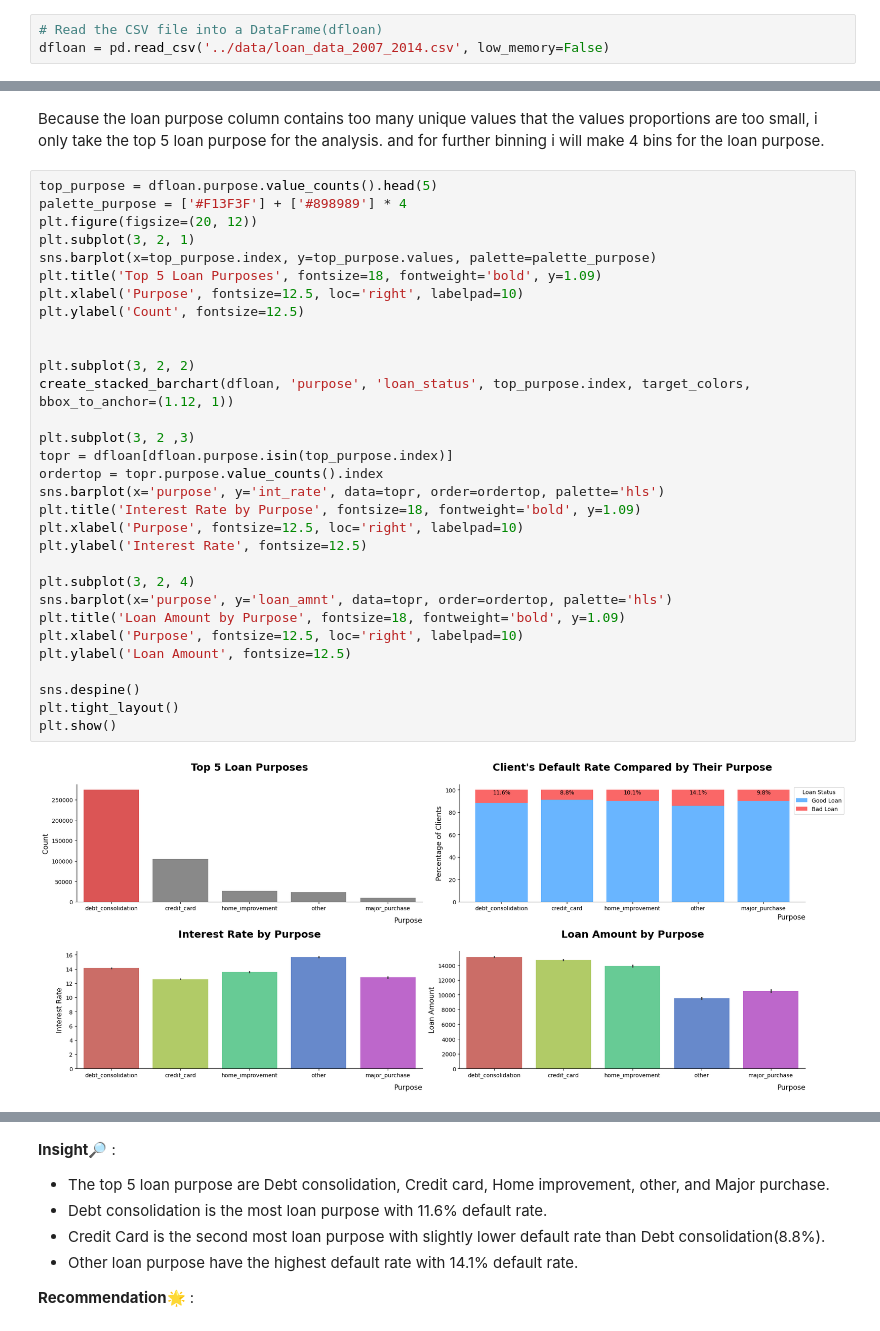
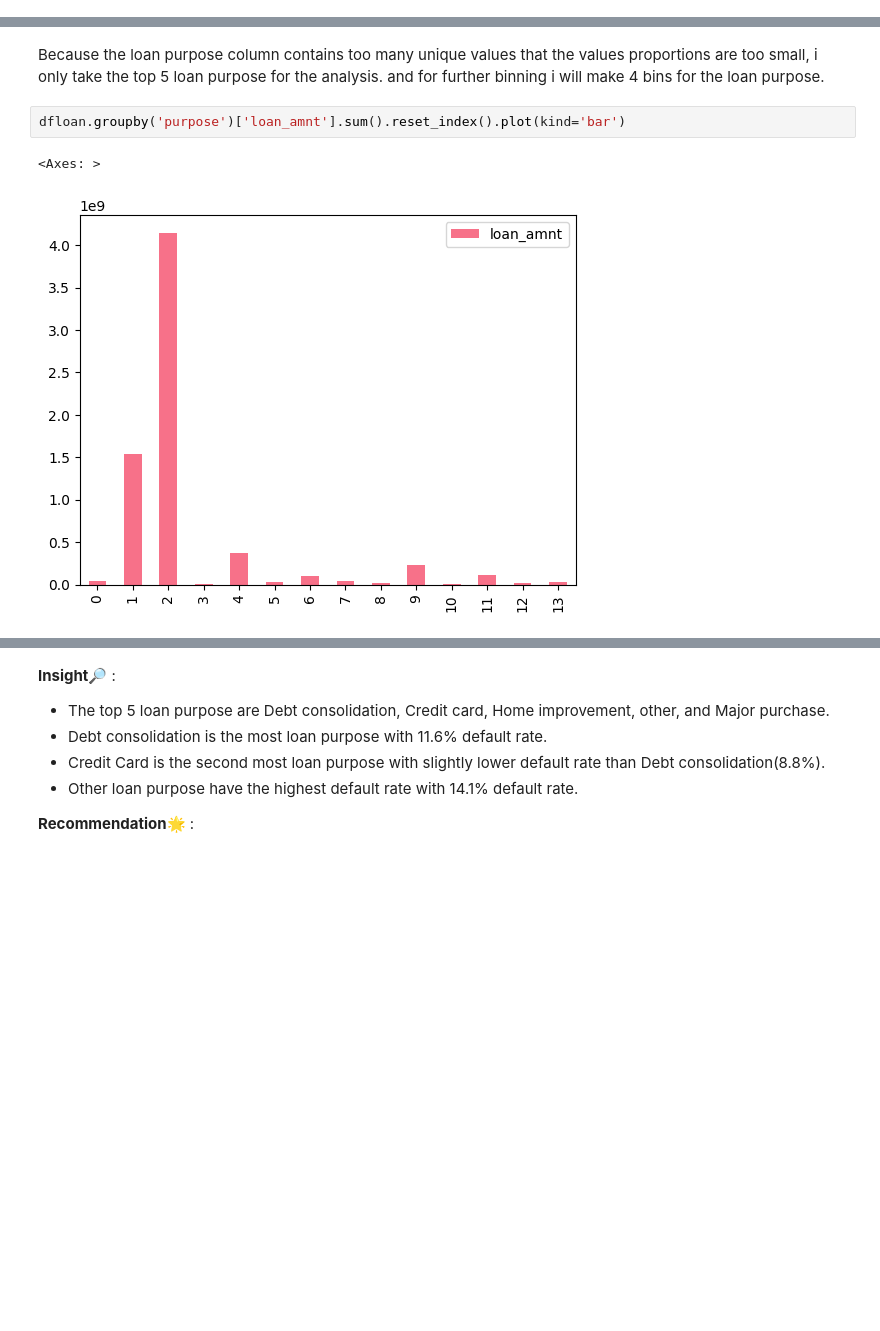
Before and after one commit to azaryasph/IDX-Partners-Project-Based-Internship-Prediction-Model, a Jupyter notebook: notebooks/Prediction Model.ipynb, the cells around one changed output, grey strips where cells are left out. Drawn from its saved outputs; the diff is of its cells as text; blank space fills up the shorter version.

```diff
--- a/notebooks/Prediction Model.ipynb
+++ b/notebooks/Prediction Model.ipynb
@@ -214,9 +214,6 @@ plt.show()
 [figure]
 # %% [markdown]
 most of our numerical data distributios are positively skewed, for columns with <40% missing values, the values will be imputed with median, and for columns with >40% missing values, the columns will be dropped.
-# %%
-# Read the CSV file into a DataFrame(dfloan)
-dfloan = pd.read_csv('../data/loan_data_2007_2014.csv', low_memory=False)
 # %%
 # Dropping unnecessary columns from the dataframe
 dfloan = dfloan.drop(columns=['id', 'member_id', 'Unnamed: 0'], axis=1)
@@ -1018,36 +875,8 @@ renewable_energy         351
 Name: count, dtype: int64
 # %% [markdown]
 Because the loan purpose column contains too many unique values that the values proportions are too small, i only take the top 5 loan purpose for the analysis. and for further binning i will make 4 bins for the loan purpose.
-# %%
-top_purpose = dfloan.purpose.value_counts().head(5)
-palette_purpose = ['#F13F3F'] + ['#898989'] * 4
-plt.figure(figsize=(20, 12))
-plt.subplot(3, 2, 1)
-sns.barplot(x=top_purpose.index, y=top_purpose.values, palette=palette_purpose)
-plt.title('Top 5 Loan Purposes', fontsize=18, fontweight='bold', y=1.09)
-plt.xlabel('Purpose', fontsize=12.5, loc='right', labelpad=10)
-plt.ylabel('Count', fontsize=12.5)
-
-
-plt.subplot(3, 2, 2)
-create_stacked_barchart(dfloan, 'purpose', 'loan_status', top_purpose.index, target_colors, bbox_to_anchor=(1.12, 1))
-
-plt.subplot(3, 2 ,3)
-topr = dfloan[dfloan.purpose.isin(top_purpose.index)]
-ordertop = topr.purpose.value_counts().index
-sns.barplot(x='purpose', y='int_rate', data=topr, order=ordertop, palette='hls')
-plt.title('Interest Rate by Purpose', fontsize=18, fontweight='bold', y=1.09)
-plt.xlabel('Purpose', fontsize=12.5, loc='right', labelpad=10)
-plt.ylabel('Interest Rate', fontsize=12.5)
-
-plt.subplot(3, 2, 4)
-sns.barplot(x='purpose', y='loan_amnt', data=topr, order=ordertop, palette='hls')
-plt.title('Loan Amount by Purpose', fontsize=18, fontweight='bold', y=1.09)
-plt.xlabel('Purpose', fontsize=12.5, loc='right', labelpad=10)
-plt.ylabel('Loan Amount', fontsize=12.5)
-
-sns.despine()
-plt.tight_layout()
-plt.show()
-# %% [output]
-[figure, removed]
+# %%
+dfloan.groupby('purpose')['loan_amnt'].sum().reset_index().plot(kind='bar')
+# %% [output]
+<Axes: >
+[figure, added]
```
Also changed, not shown: parts of 8 cells of this notebook.
